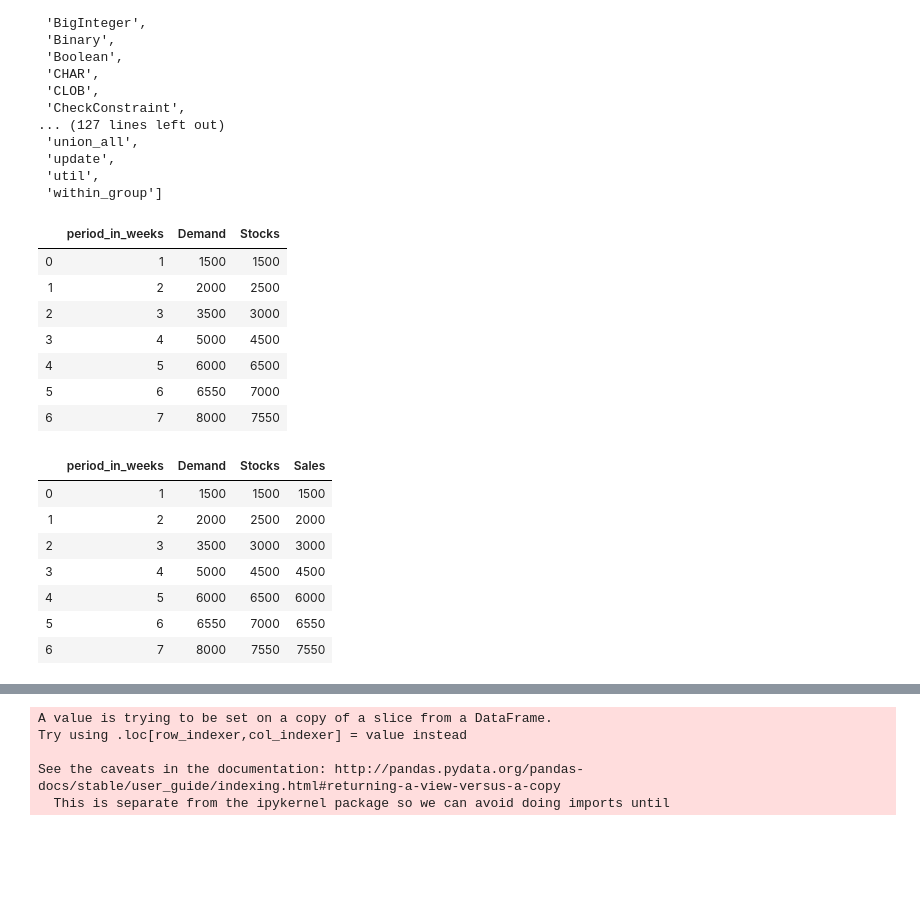
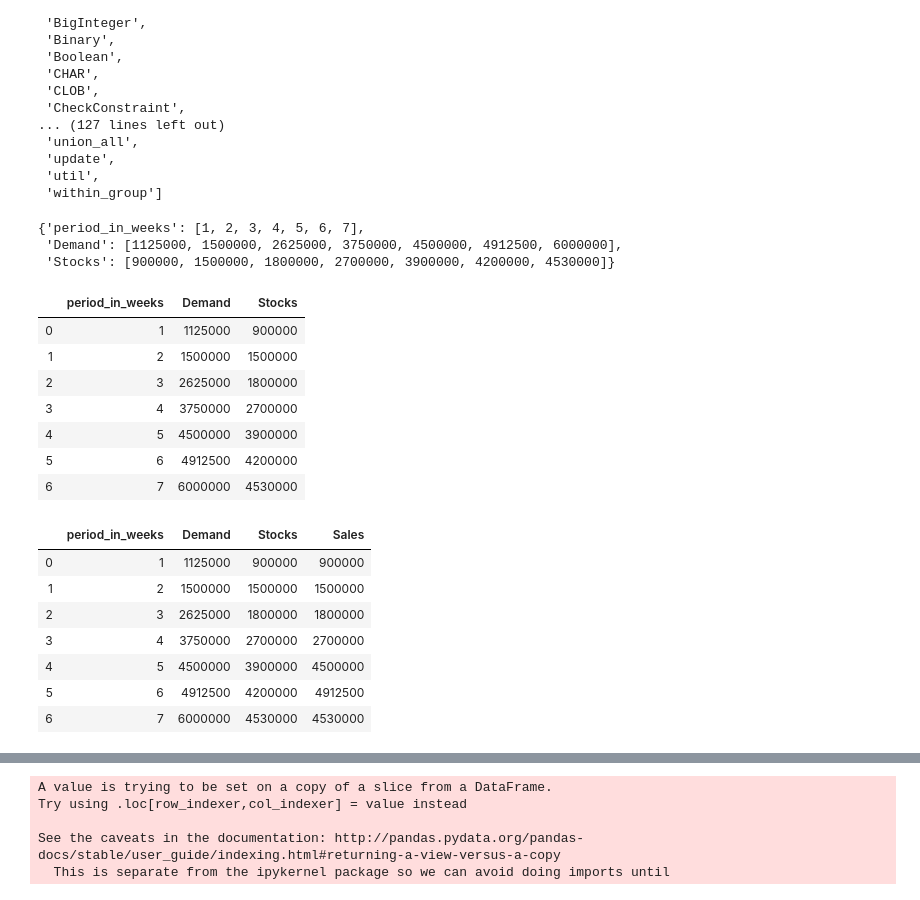
Before and after one commit to Stephen-Kamau/profit_predictions, a Jupyter notebook: hiq.ipynb, the cells around one changed output, grey strips where cells are left out. Saved outputs shown, nothing was run; the diff lists cells and outputs as text; code cells hidden in the pictures; blank space fills up the shorter version.

```diff
--- a/hiq.ipynb
+++ b/hiq.ipynb
@@ -48,8 +48,14 @@ dir(sqlalchemy)
  'within_group']
 # %%
 #create a dictionary with our train data
-train = {"period_in_weeks":[1 ,2,3,4, 5, 6,7] , "Demand":[1500 , 2000 ,3500 ,5000 , 6000 , 6550 , 8000] \
-        , "Stocks":[1500 , 2500 , 3000 , 4500 , 6500 , 7000 , 7550]}
+
+train = {"period_in_weeks":[1 ,2,3,4, 5, 6,7] , "Demand":[i*750 for i in [1500 , 2000 ,3500 ,5000 , 6000 , 6550 , 8000]]\
+        , "Stocks":[i*600 for i in [1500 , 2500 , 3000 , 4500 , 6500 , 7000 , 7550]]}
+train
+# %% [output]
+{'period_in_weeks': [1, 2, 3, 4, 5, 6, 7],
+ 'Demand': [1125000, 1500000, 2625000, 3750000, 4500000, 4912500, 6000000],
+ 'Stocks': [900000, 1500000, 1800000, 2700000, 3900000, 4200000, 4530000]}
 # %%
 #convert dictionary to a dataframe
 train = pd.DataFrame(train)
@@ -58,42 +64,44 @@ size = train.shape[0]
 train
 # %% [output]
 |  | period_in_weeks | Demand | Stocks |
-| 0 | 1 | 1500 | 1500 |
-| 1 | 2 | 2000 | 2500 |
-| 2 | 3 | 3500 | 3000 |
-| 3 | 4 | 5000 | 4500 |
-| 4 | 5 | 6000 | 6500 |
-| 5 | 6 | 6550 | 7000 |
-| 6 | 7 | 8000 | 7550 |
+| 0 | 1 | 1125000 | 900000 |
+| 1 | 2 | 1500000 | 1500000 |
+| 2 | 3 | 2625000 | 1800000 |
+| 3 | 4 | 3750000 | 2700000 |
+| 4 | 5 | 4500000 | 3900000 |
+| 5 | 6 | 4912500 | 4200000 |
+| 6 | 7 | 6000000 | 4530000 |
 # %%
 #convert the stocks and demand data into list
+#we assume the demanded unit is according to the current market price of 750
+#and stock is amount at 650 per unit
 Demand =list(train["Demand"])
 Stocks =list(train["Stocks"])
 #create a sales list
 Sales = []
 #function to update sales
 def addSales(data):
     for i in range(data.shape[0]):
-        if Stocks[i] == Demand[i]:
+        if Stocks[i]/600 == Demand[i]/750:
             Sales.append(Stocks[i])
-        elif Stocks[i] < Demand[i]:
+        elif Stocks[i]/600 < Demand[i]/750:
             Sales.append(Stocks[i])
-        elif Stocks[i] > Demand[i]:
+        elif Stocks[i]/600 > Demand[i]/750:
             Sales.append(Demand[i])
 #             print("yess")
 addSales(train)
 #create a column Sales and add the items in sales list
 train["Sales"] = Sales
 train
 # %% [output]
 |  | period_in_weeks | Demand | Stocks | Sales |
-| 0 | 1 | 1500 | 1500 | 1500 |
-| 1 | 2 | 2000 | 2500 | 2000 |
-| 2 | 3 | 3500 | 3000 | 3000 |
-| 3 | 4 | 5000 | 4500 | 4500 |
-| 4 | 5 | 6000 | 6500 | 6000 |
-| 5 | 6 | 6550 | 7000 | 6550 |
-| 6 | 7 | 8000 | 7550 | 7550 |
+| 0 | 1 | 1125000 | 900000 | 900000 |
+| 1 | 2 | 1500000 | 1500000 | 1500000 |
+| 2 | 3 | 2625000 | 1800000 | 1800000 |
+| 3 | 4 | 3750000 | 2700000 | 2700000 |
+| 4 | 5 | 4500000 | 3900000 | 4500000 |
+| 5 | 6 | 4912500 | 4200000 | 4912500 |
+| 6 | 7 | 6000000 | 4530000 | 4530000 |
 # %%
 #calculating profit
 # profit = (sales -stocks)
```
Also changed, not shown: parts of 13 cells of this notebook, 1 other file.
